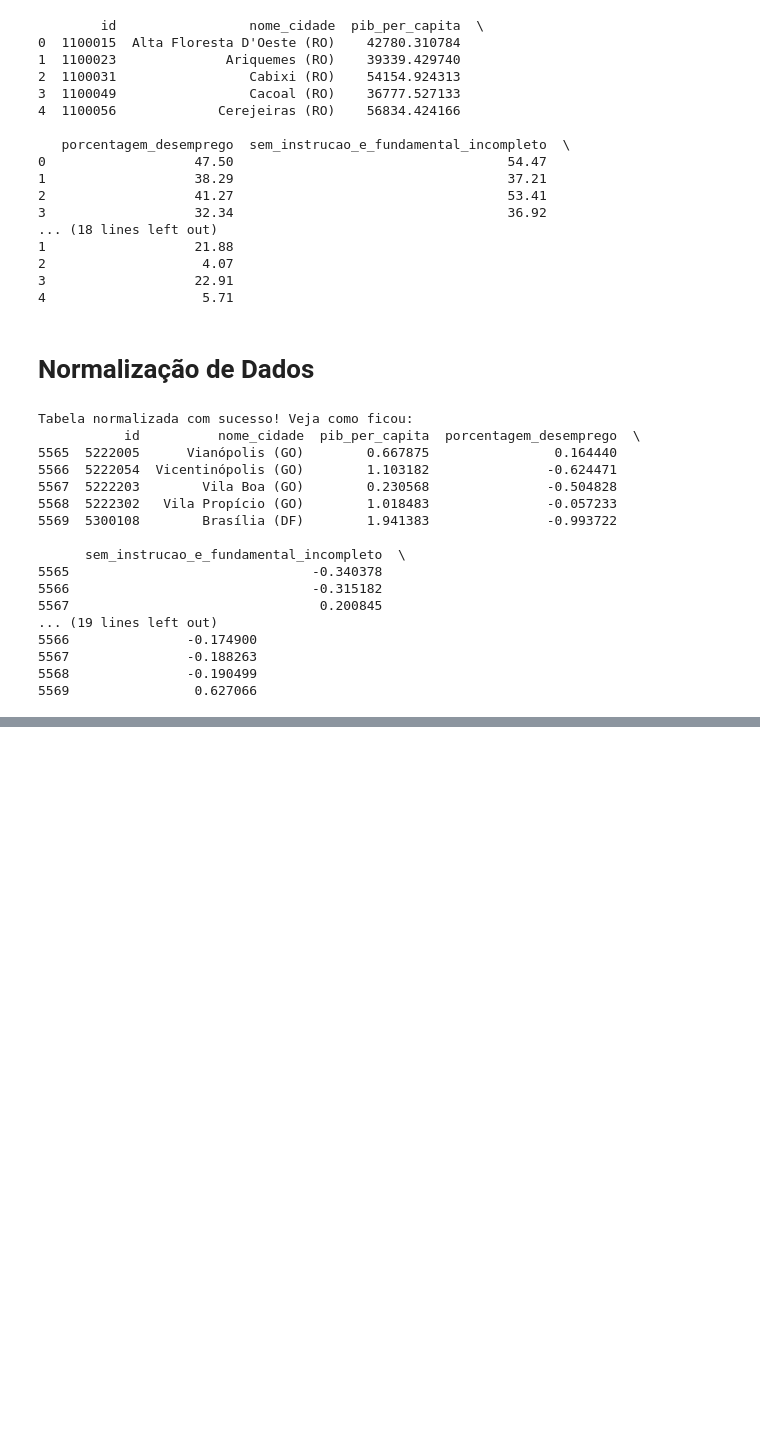
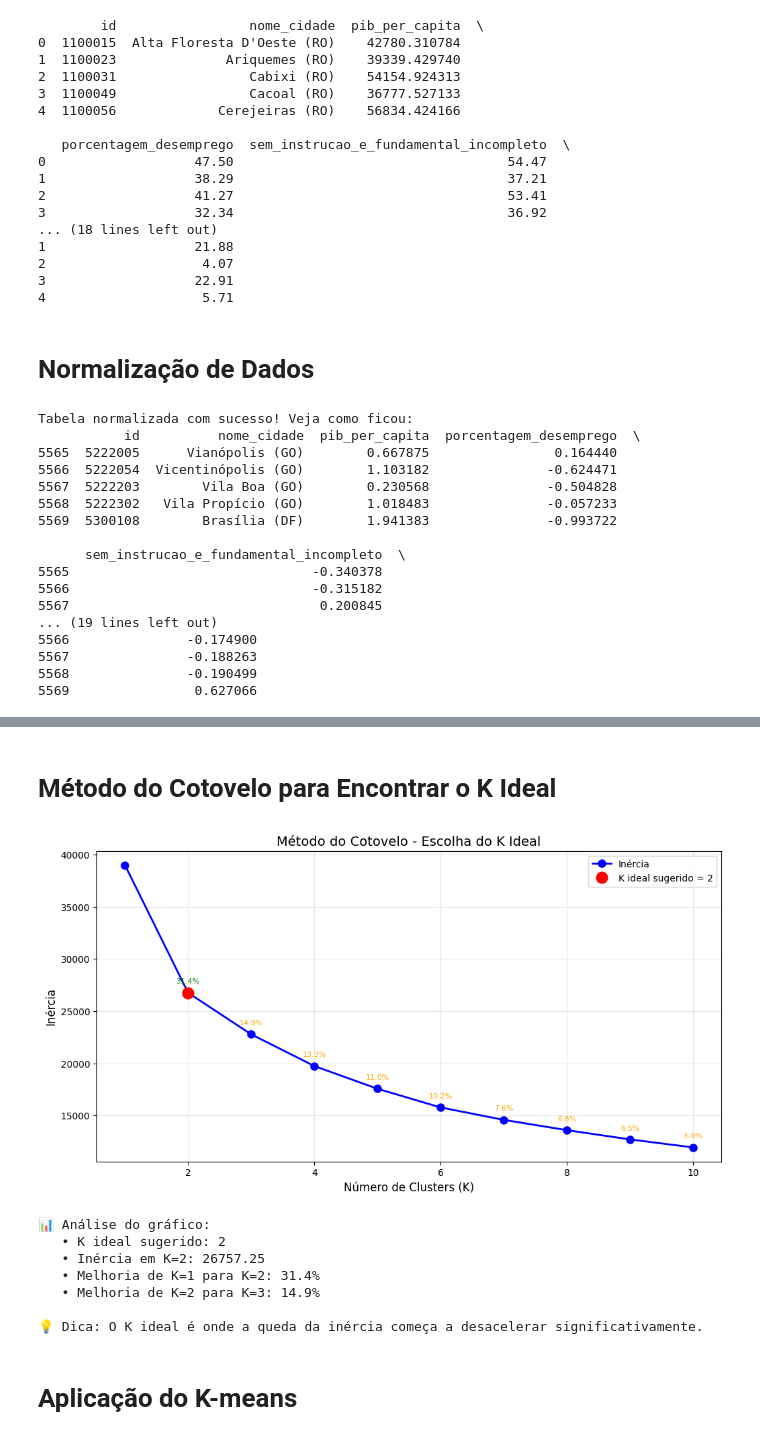
Before and after one commit to Gabr1elFraga/Agrupamento-de-Cidades-por-Indicadores-Socioeconomicos, a Jupyter notebook: agrupamentos_de_cidades_por_indicadores_socieconomicos.ipynb, the cells around one changed output, grey strips where cells are left out. Saved outputs shown, nothing was run; the diff lists cells and outputs as text; code cells hidden in the pictures; blank space fills up the shorter version.

```diff
--- a/agrupamentos_de_cidades_por_indicadores_socieconomicos.ipynb
+++ b/agrupamentos_de_cidades_por_indicadores_socieconomicos.ipynb
@@ -148,0 +164,77 @@ Tabela normalizada com sucesso! Veja como ficou:
+# %% [markdown]
+# Método do Cotovelo para Encontrar o K Ideal
+# %%
+# Preparar os dados normalizados
+if isinstance(dados_normalizados, pd.DataFrame):
+    X = dados_normalizados.values
+else:
+    X = dados_normalizados
+
+# Calcular inércia para diferentes valores de K
+inertias = []
+K_range = range(1, 11)
+
+for k in K_range:
+    kmeans = KMeans(n_clusters=k, random_state=42, n_init=10)
+    kmeans.fit(X)
+    inertias.append(kmeans.inertia_)
+
+# Calcular a diferença percentual entre pontos consecutivos
+diferencas = []
+for i in range(1, len(inertias)):
+    # Diferença percentual em relação ao ponto anterior
+    diff_percentual = (inertias[i-1] - inertias[i]) / inertias[i-1] * 100
+    diferencas.append(diff_percentual)
+
+# Encontrar o ponto de "cotovelo" (onde a diferença começa a estabilizar)
+# Método simples: encontrar onde a diferença percentual cai abaixo de um threshold
+threshold = 15  # 15% de melhoria
+k_ideal = 2  # valor padrão
+
+for i, diff in enumerate(diferencas):
+    if diff < threshold:
+        k_ideal = i + 1  # +1 porque diferencas[0] corresponde a k=2
+        break
+
+# Plotar gráfico com destaque
+plt.figure(figsize=(12, 6))
+
+# Plotar a curva principal
+plt.plot(K_range, inertias, 'bo-', linewidth=2, markersize=8, label='Inércia')
+
+# Destacar o ponto ideal
+plt.plot(k_ideal, inertias[k_ideal-1], 'ro', markersize=12, label=f'K ideal sugerido = {k_ideal}')
+
+# Adicionar anotações
+for i, (k, inercia) in enumerate(zip(K_range, inertias)):
+    if i > 0:  # Pular o primeiro ponto
+        diff = diferencas[i-1]
+        cor = 'green' if diff > threshold else 'orange'
+        plt.annotate(f'{diff:.1f}%', (k, inercia),
+                    textcoords="offset points", xytext=(0,10),
+                    ha='center', fontsize=8, color=cor)
+
+plt.xlabel('Número de Clusters (K)', fontsize=12)
+plt.ylabel('Inércia', fontsize=12)
+plt.title('Método do Cotovelo - Escolha do K Ideal', fontsize=14)
+plt.grid(True, alpha=0.3)
+plt.legend()
+plt.show()
+
+print(f"📊 Análise do gráfico:")
+print(f"   • K ideal sugerido: {k_ideal}")
+print(f"   • Inércia em K={k_ideal}: {inertias[k_ideal-1]:.2f}")
+print(f"   • Melhoria de K={k_ideal-1} para K={k_ideal}: {diferencas[k_ideal-2]:.1f}%" if k_ideal > 1 else "")
+print(f"   • Melhoria de K={k_ideal} para K={k_ideal+1}: {diferencas[k_ideal-1]:.1f}%" if k_ideal < 10 else "")
+print("\n💡 Dica: O K ideal é onde a queda da inércia começa a desacelerar significativamente.")
+# %% [output]
+[figure, added]
+📊 Análise do gráfico:
+   • K ideal sugerido: 2
+   • Inércia em K=2: 26757.25
+   • Melhoria de K=1 para K=2: 31.4%
+   • Melhoria de K=2 para K=3: 14.9%
+
+💡 Dica: O K ideal é onde a queda da inércia começa a desacelerar significativamente.
+# %% [markdown]
+# Aplicação do K-means
```
Also changed, not shown: parts of 13 cells of this notebook.
